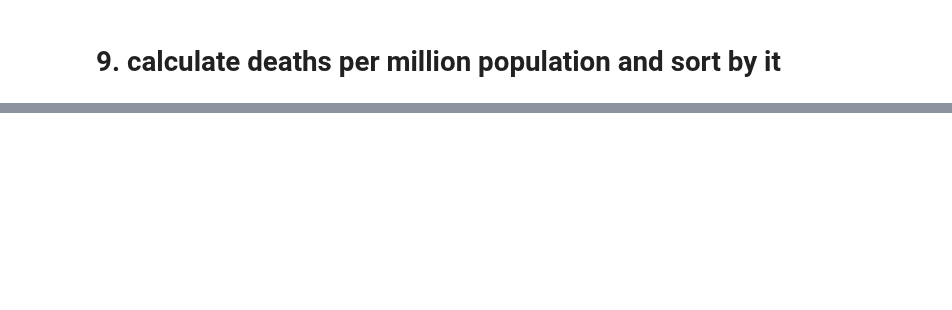
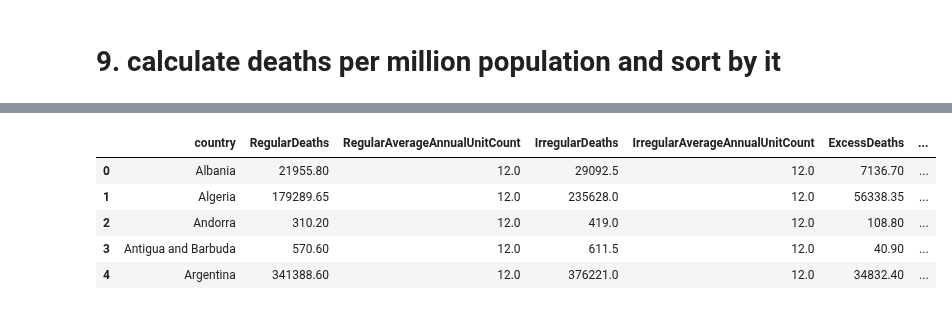
Before and after one commit to belongtothenight/BD_ML_Code, a Jupyter notebook: src/BD_w11_ExcessDeathAndCovidDeathPhase1.ipynb, the cells around one changed output, grey strips where cells are left out. Drawn from its saved outputs; the diff is of its cells as text; code cells hidden in the pictures; blank space fills up the shorter version.

```diff
--- a/src/BD_w11_ExcessDeathAndCovidDeathPhase1.ipynb
+++ b/src/BD_w11_ExcessDeathAndCovidDeathPhase1.ipynb
@@ -305,0 +383,16 @@ Error:
+# %%
+rdp = newDF.RegularDeaths / newDF.population
+rdp.name = 'RDPM' # RDPM = Regular Deaths Per Million
+irdp = newDF.IrregularDeaths / newDF.population
+irdp.name = 'IRDPM' # IRDPM = Irregular Deaths Per Million
+edp = newDF.ExcessDeaths / newDF.population
+edp.name = 'EDPM' # EDPM = Excess Deaths Per Million
+newDF = pd.concat([newDF, rdp, irdp, edp], axis=1)
+newDF.head()
+# %% [output]
+|  | country | RegularDeaths | RegularAverageAnnualUnitCount | IrregularDeaths | IrregularAverageAnnualUnitCount | ExcessDeaths | ... |
+| 0 | Albania | 21955.80 | 12.0 | 29092.5 | 12.0 | 7136.70 | ... |
+| 1 | Algeria | 179289.65 | 12.0 | 235628.0 | 12.0 | 56338.35 | ... |
+| 2 | Andorra | 310.20 | 12.0 | 419.0 | 12.0 | 108.80 | ... |
+| 3 | Antigua and Barbuda | 570.60 | 12.0 | 611.5 | 12.0 | 40.90 | ... |
+| 4 | Argentina | 341388.60 | 12.0 | 376221.0 | 12.0 | 34832.40 | ... |
```
Also changed, not shown: parts of 37 cells of this notebook.
